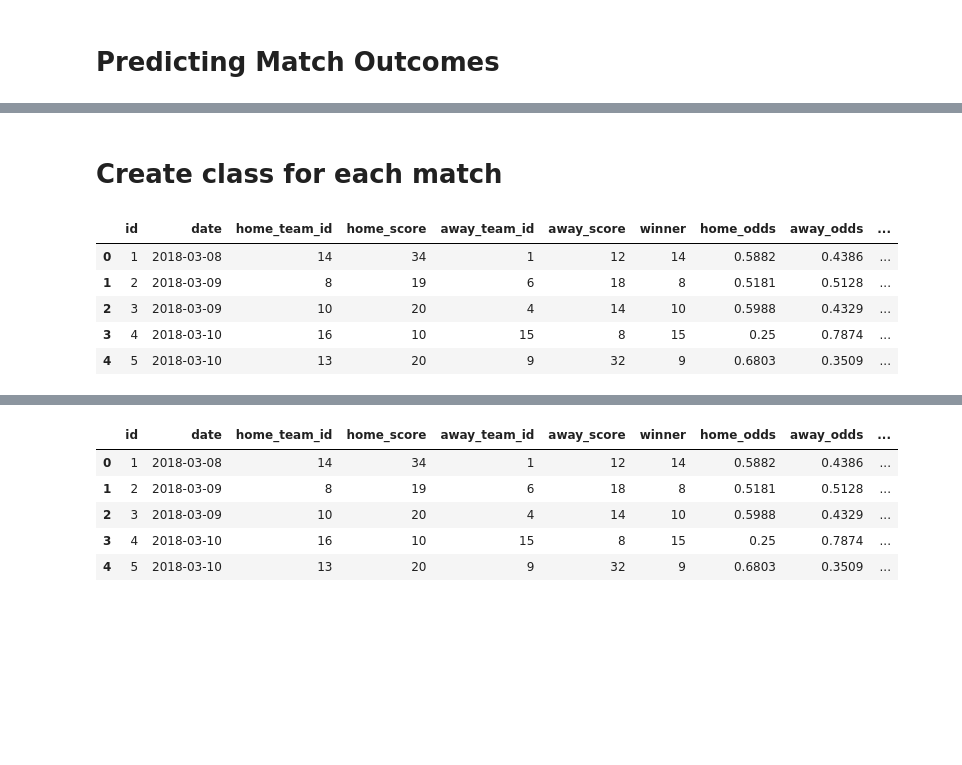
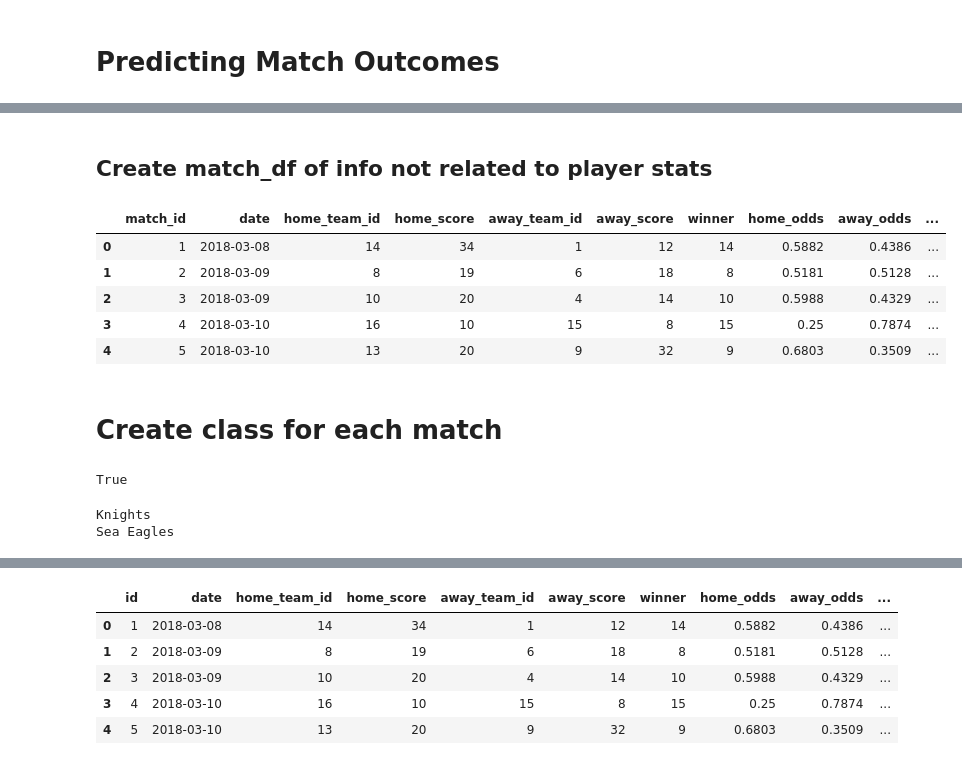
Before and after one commit to njpowers7915/NRL-match-data, a Jupyter notebook: predictions/predictions_notebook.ipynb, the cells around one changed output, grey strips where cells are left out. Saved outputs shown, nothing was run; the diff lists cells and outputs as text; code cells hidden in the pictures; blank space fills up the shorter version.

```diff
--- a/predictions/predictions_notebook.ipynb
+++ b/predictions/predictions_notebook.ipynb
@@ -100,3 +60,19 @@ match_stat_df = get_averages(match_stat_df)
+# %% [markdown]
+## Create match_df of info not related to player stats
+# %%
+match_query = pd.read_sql_query('''
+    SELECT id, date, home_team_id, home_score, away_team_id, away_score, winner, home_odds, away_odds, draw_odds
+    FROM Matches
+''', mydb)
+match_df = pd.DataFrame(match_query).rename(columns={'id': 'match_id'})
+match_df.head()
+# %% [output]
+|  | match_id | date | home_team_id | home_score | away_team_id | away_score | winner | home_odds | away_odds | ... |
+| 0 | 1 | 2018-03-08 | 14 | 34 | 1 | 12 | 14 | 0.5882 | 0.4386 | ... |
+| 1 | 2 | 2018-03-09 | 8 | 19 | 6 | 18 | 8 | 0.5181 | 0.5128 | ... |
+| 2 | 3 | 2018-03-09 | 10 | 20 | 4 | 14 | 10 | 0.5988 | 0.4329 | ... |
+| 3 | 4 | 2018-03-10 | 16 | 10 | 15 | 8 | 15 | 0.25 | 0.7874 | ... |
+| 4 | 5 | 2018-03-10 | 13 | 20 | 9 | 32 | 9 | 0.6803 | 0.3509 | ... |
 # %% [markdown]
 # Create class for each match
 # %%
@@ -118,16 +110,24 @@ class Matches:
         pass
-# %%
-match_stat_df.head()
-match_query = pd.read_sql_query('''
-    SELECT id, date, home_team_id, home_score, away_team_id, away_score, winner, home_odds, away_odds, draw_odds
-    FROM Matches
-''', mydb)
-match_df = pd.DataFrame(match_query)
-match_df.head()
-# %% [output]
-|  | id | date | home_team_id | home_score | away_team_id | away_score | winner | home_odds | away_odds | ... |
-| 0 | 1 | 2018-03-08 | 14 | 34 | 1 | 12 | 14 | 0.5882 | 0.4386 | ... |
-| 1 | 2 | 2018-03-09 | 8 | 19 | 6 | 18 | 8 | 0.5181 | 0.5128 | ... |
-| 2 | 3 | 2018-03-09 | 10 | 20 | 4 | 14 | 10 | 0.5988 | 0.4329 | ... |
-| 3 | 4 | 2018-03-10 | 16 | 10 | 15 | 8 | 15 | 0.25 | 0.7874 | ... |
-| 4 | 5 | 2018-03-10 | 13 | 20 | 9 | 32 | 9 | 0.6803 | 0.3509 | ... |
+# %%
+def create_match_objects(match):
+    for key, value in Teams.all_teams.items():
+        if match['home_team_id'] == Teams.all_teams[key].id:
+            home_team = Teams.all_teams[key]
+        if match['away_team_id'] == Teams.all_teams[key].id:
+            away_team = Teams.all_teams[key]
+    Matches(match['match_id'], match['date'], home_team, away_team, match['winner'])
+
+match_df.apply(lambda x: create_match_objects(x), axis = 1)
+Matches.all_matches['2018-03-09_2_Knights-v-Sea Eagles'].home_winner
+# %% [output]
+True
+# %%
+match = Matches.all_matches['2018-03-09_2_Knights-v-Sea Eagles']
+print(match.home.name)
+print(match.away.name)
+
+
+match.get_match_stats()
+# %% [output]
+Knights
+Sea Eagles
```
Also changed, not shown: parts of 16 cells of this notebook.
